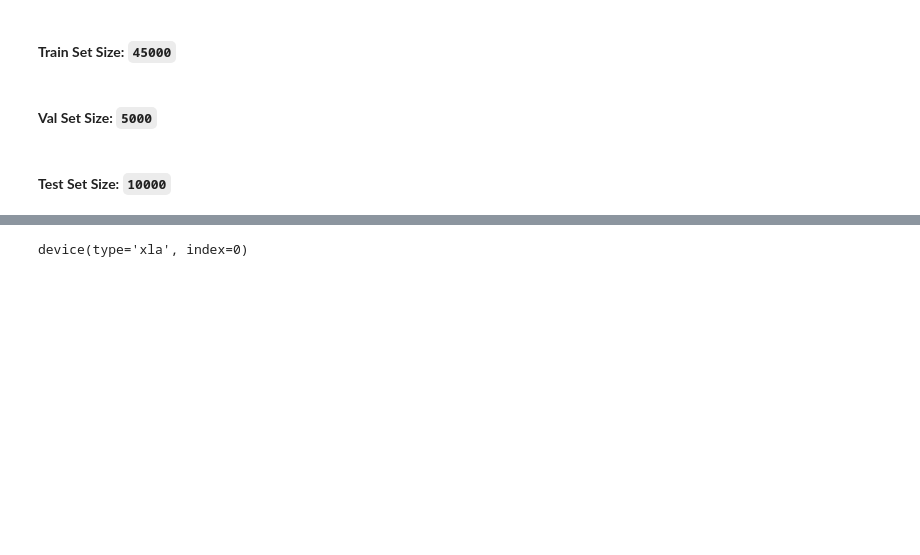
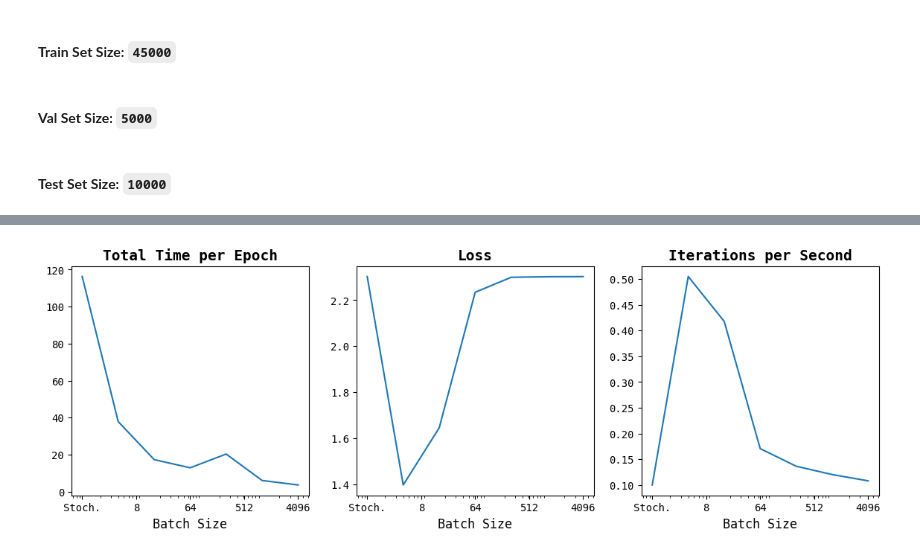
Before and after one commit to Minecraftian14/dl-cmp-cifar-10, a Jupyter notebook: DNN_MP01_ComparCifar10.ipynb, the cells around one changed output, grey strips where cells are left out. Cells and saved outputs as stored; diff of their text form; code cells hidden in the pictures; blank space fills up the shorter version.

```diff
--- a/DNN_MP01_ComparCifar10.ipynb
+++ b/DNN_MP01_ComparCifar10.ipynb
@@ -622,0 +644,15 @@ chime.info()
+# %%
+history = run_experiment(
+    # conv_count=2, fc_count=4, activation=nn.ReLU,
+    conv_count=5, fc_count=3, activation=nn.ReLU,
+    batch_size=1024, num_workers=0,
+    optim_strategy='Both',
+    learning_rate=0.002,
+    device='cuda',  # 'cpu', 'cuda', 'xla'
+    epochs=30, limit=None,
+    model=history['model'],
+    histories=history
+)
+prepare_report(history)
+save_history(history)
+chime.info()
@@ -623,7 +673,39 @@ chime.info()
 # %%
-save_history(history)
+batch_size_to_history = {}
+for batch_size in [1, 4, 16, 64, 256, 1024, 4096]:
+    history = run_experiment(
+        conv_count=2, fc_count=3, activation=nn.ReLU,
+        batch_size=batch_size, num_workers=0,
+        optim_strategy=None,
+        learning_rate=0.031,
+        device='cuda',
+        epochs=1,
+    )
+    del history['model']
+    batch_size_to_history[batch_size] = history
+
+chime.success()
+# %%
+fig, axs = plt.subplots(1, 3, figsize=(14, 4))
+for ax, (title, data) in zip(axs, [
+    ('Total Time per Epoch', [v['total_time'] for k, v in batch_size_to_history.items()]),
+    ('Loss', [v['val_loss'][-1] for k, v in batch_size_to_history.items()]),
+    ('Iterations per Second', [v['val_acc'][-1] for k, v in batch_size_to_history.items()])]):
+    ax.set_title(title, **font_title)
+    ax.plot([1, 4, 16, 64, 256, 1024, 4096], data)
+    ax.set_xlabel('Batch Size', **font_label)
+    ax.set_xscale('log')
+    ax.set_xticks([1, 8, 64, 512, 4096], ['Stoch.', '8', '64', '512', '4096'])
+
+plt.show()
+# %% [output]
+[figure, added]
 # %%
-xm.xla_device()
+# Kind of a grid search
+perm_fc_count = [2, 3, 4, 5]
+perm_conv_count = [2, 3, 4, 5]
+perm_activations = [nn.ReLU, nn.Tanh, nn.Sigmoid]
+perm_optimizations = [None, 'Momentum', 'AdaptiveLR', 'Both']
+
+perm_history = {}
-# %% [output]
-device(type='xla', index=0)
 # %%
```
Also changed, not shown: parts of 36 cells of this notebook.
